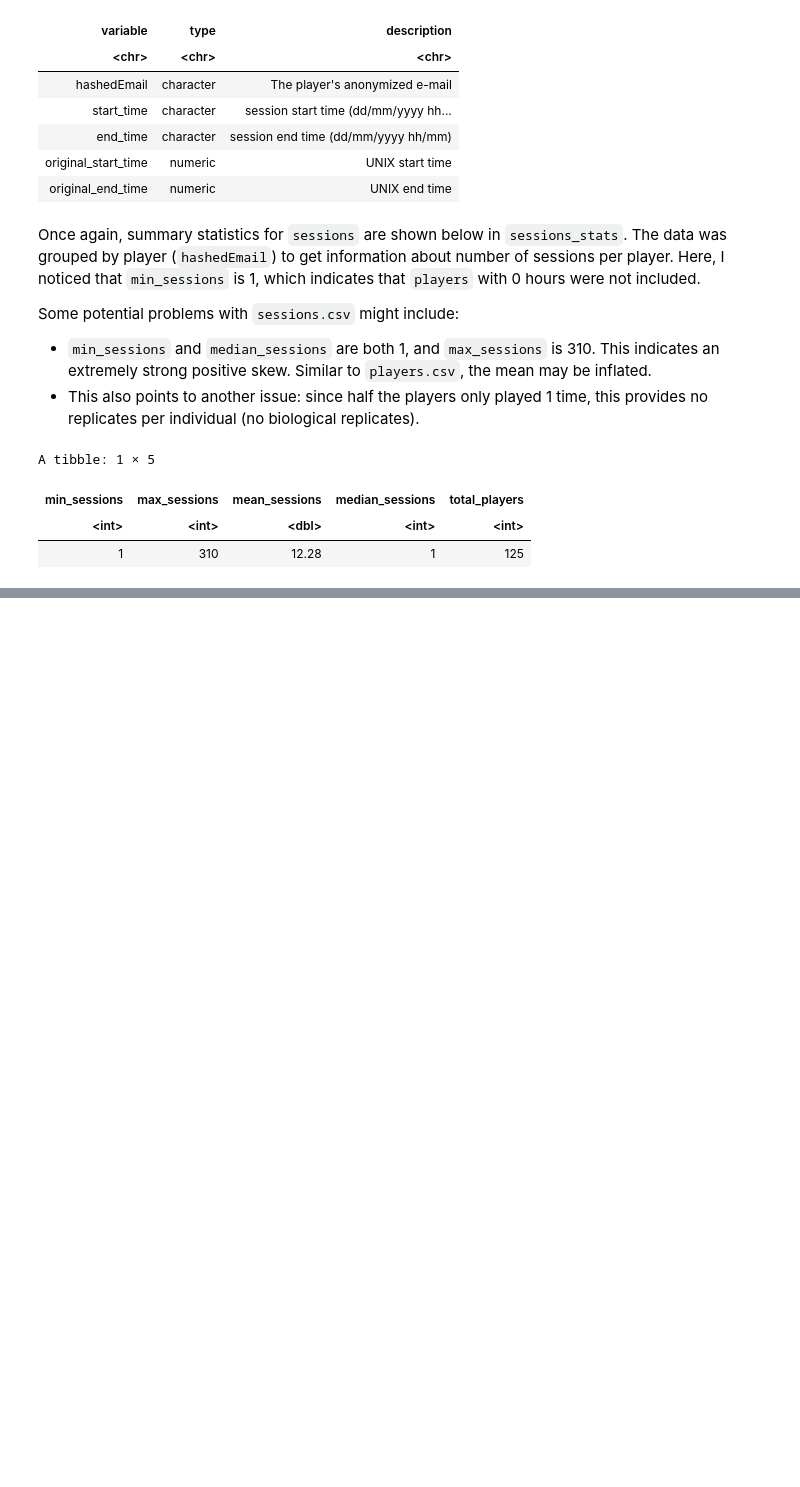
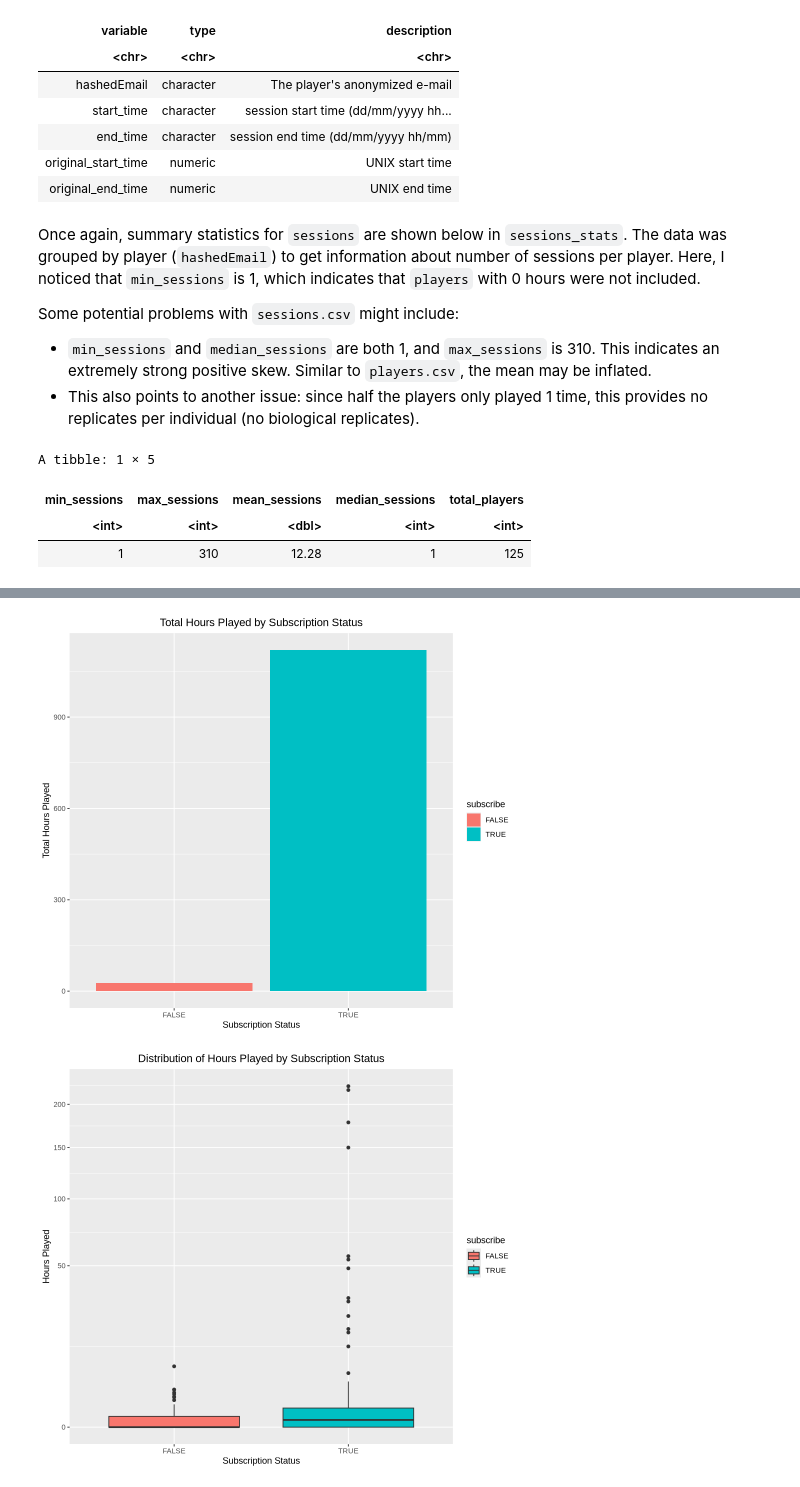
Before and after one commit to axiao28204/dsci100_project, a Jupyter notebook: individual_project_planning.ipynb, the cells around one changed output, grey strips where cells are left out. Saved outputs shown, nothing was run; the diff lists cells and outputs as text; code cells hidden in the pictures; blank space fills up the shorter version.

```diff
--- a/individual_project_planning.ipynb
+++ b/individual_project_planning.ipynb
@@ -161,0 +304,22 @@ The predictor variable will be proprtion of hours or sessions in morning/afterno
+# %%
+sub_hours_bar <- players |>
+    ggplot(aes(x = subscribe, y = played_hours, fill = subscribe)) +
+    geom_bar(stat = "identity") +
+    labs(title = "Total Hours Played by Subscription Status",
+         x = "Subscription Status",
+         y = "Total Hours Played") +
+    theme(plot.title = element_text(hjust = 0.5))
+sub_hours_bar
+
+sub_hours_box <- players |>
+    ggplot(aes(x = subscribe, y = played_hours, fill = subscribe)) +
+    geom_boxplot() +
+    labs(title = "Distribution of Hours Played by Subscription Status",
+         x = "Subscription Status",
+         y = "Hours Played") +
+    theme(plot.title = element_text(hjust = 0.5)) +
+    scale_y_sqrt()
+sub_hours_box
+# %% [output]
+[figure, added]
+[figure, added]
```
Also changed, not shown: parts of 17 cells of this notebook.
